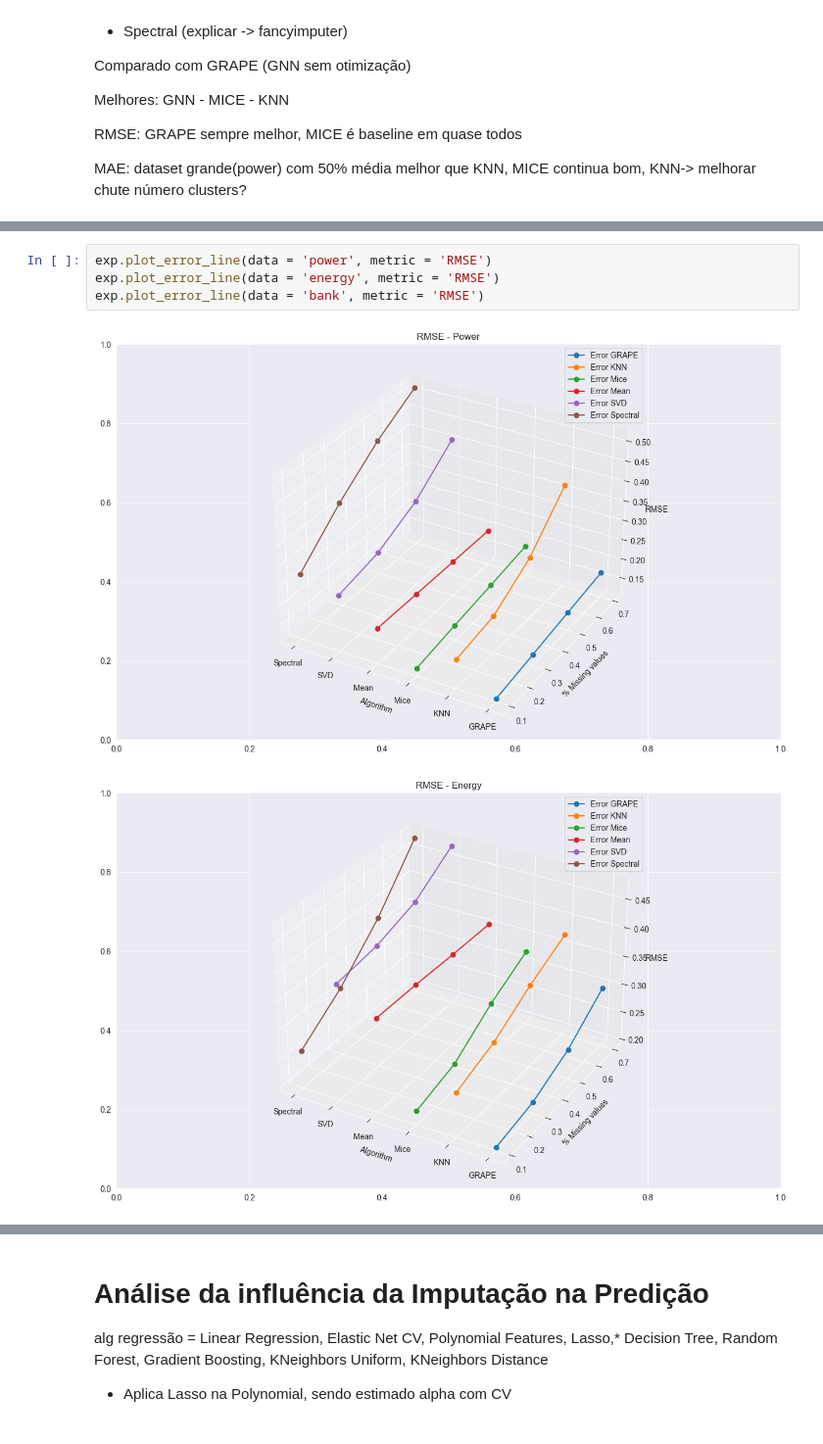
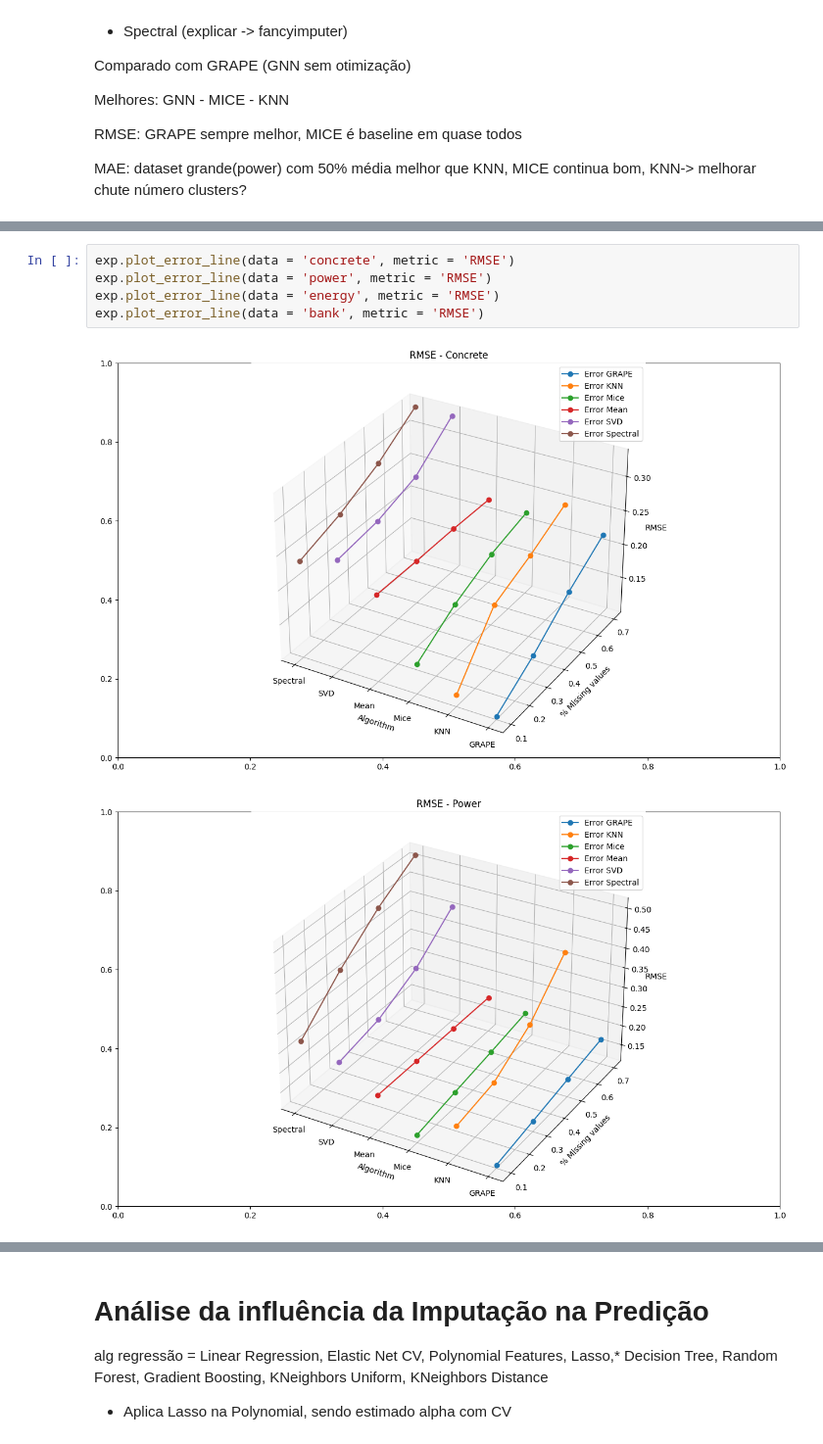
Before and after one commit to arthurhirez/Graph_Neural_Network, a Jupyter notebook: result_nb.ipynb, the cells around one changed output, grey strips where cells are left out. Shown at 98% size. Drawn from its saved outputs; the diff is of its cells as text.

```diff
--- a/result_nb.ipynb
+++ b/result_nb.ipynb
@@ -116,7 +116,8 @@ exp.plot_error_bars(metric = 'MAE', exist_val_percent = 0.70)
 # %%
+exp.plot_error_line(data = 'concrete', metric = 'RMSE')
 exp.plot_error_line(data = 'power', metric = 'RMSE')
 exp.plot_error_line(data = 'energy', metric = 'RMSE')
 exp.plot_error_line(data = 'bank', metric = 'RMSE')
 # %% [output]
-[figure, old version]
+[figure, new version]
-[figure, old version]
+[figure, new version]
```
Also changed, not shown: parts of 10 cells of this notebook, 2 other files.
